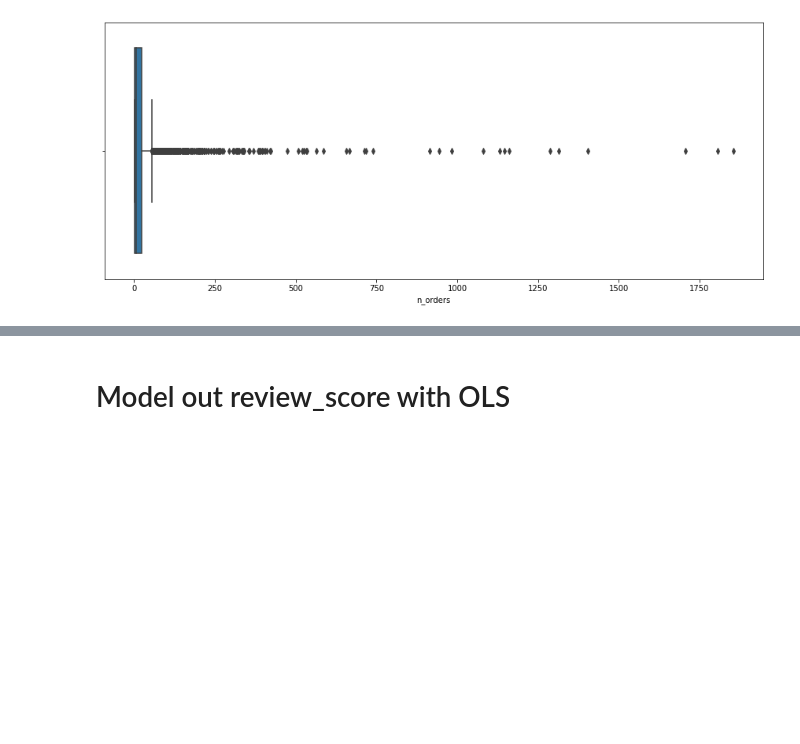
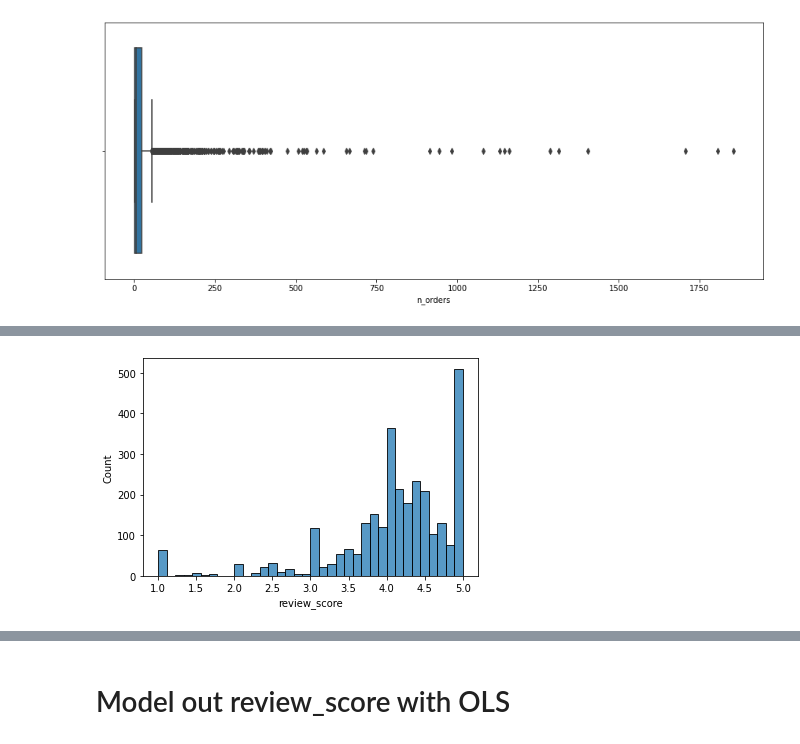
Before and after one commit to phlln/olist-analysis, a Jupyter notebook: notebooks/Sellers Data Analysis-UPDATED.ipynb, the cells around one changed output, grey strips where cells are left out. Drawn from its saved outputs; the diff is of its cells as text; code cells hidden in the pictures; blank space fills up the shorter version.

```diff
--- a/notebooks/Sellers Data Analysis-UPDATED.ipynb
+++ b/notebooks/Sellers Data Analysis-UPDATED.ipynb
@@ -126,0 +151,6 @@ sns.boxplot(sellers.n_orders);
+# %%
+#review_score.histogram
+
+sns.histplot(sellers.review_score);
+# %% [output]
+[figure, added]
```
Also changed, not shown: parts of 12 cells of this notebook.
